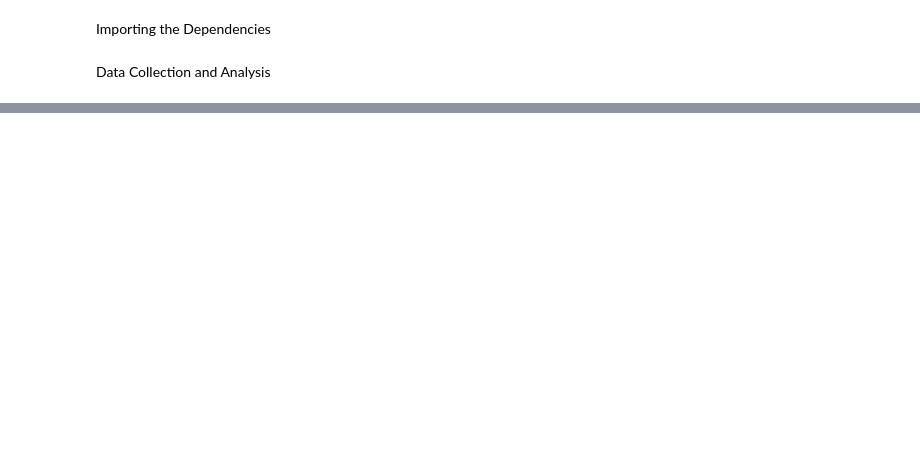
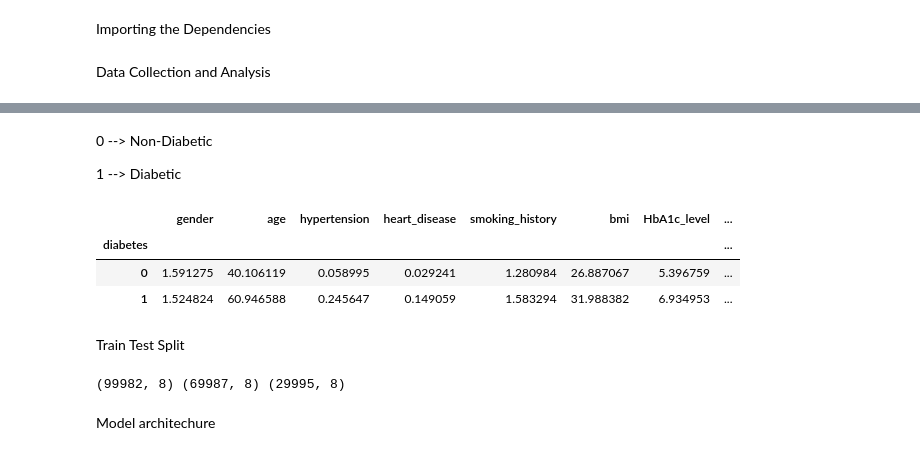
Before and after one commit to pavanbadempet/A-Healthcare-System-using-Machine-Learning-Techniques-for-Disease-Prediction-with-Chatbot-Assistance, a Jupyter notebook: Notebooks/Diabetes Notebook.ipynb, the cells around one changed output, grey strips where cells are left out. Cells and saved outputs as stored; diff of their text form; code cells hidden in the pictures; blank space fills up the shorter version.

```diff
--- a/Notebooks/Diabetes Notebook.ipynb
+++ b/Notebooks/Diabetes Notebook.ipynb
@@ -35,0 +107,13 @@ int64
+# %% [markdown]
+0 --> Non-Diabetic
+
+1 --> Diabetic
+# %%
+diabetes_dataset.groupby('diabetes').mean()
+# %% [output]
+|  | gender | age | hypertension | heart_disease | smoking_history | bmi | HbA1c_level | ... |
+| diabetes |  |  |  |  |  |  |  | ... |
+| 0 | 1.591275 | 40.106119 | 0.058995 | 0.029241 | 1.280984 | 26.887067 | 5.396759 | ... |
+| 1 | 1.524824 | 60.946588 | 0.245647 | 0.149059 | 1.583294 | 31.988382 | 6.934953 | ... |
+# %% [markdown]
+Train Test Split
@@ -35,0 +122,6 @@ int64
+# %%
+print(X.shape, X_train.shape, X_test.shape)
+# %% [output]
+(99982, 8) (69987, 8) (29995, 8)
+# %% [markdown]
+Model architechure
```
Also changed, not shown: parts of 25 cells of this notebook, 8 other files.
